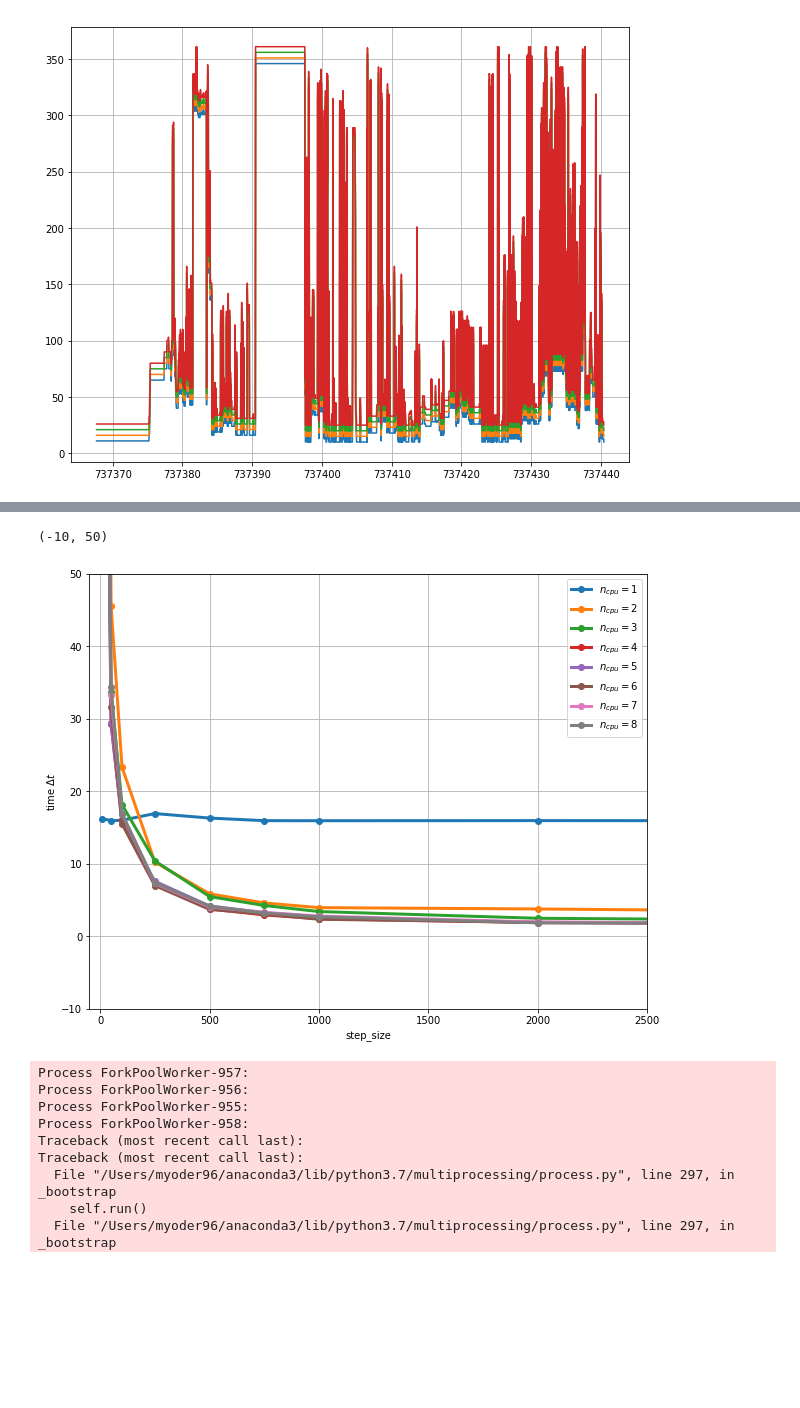
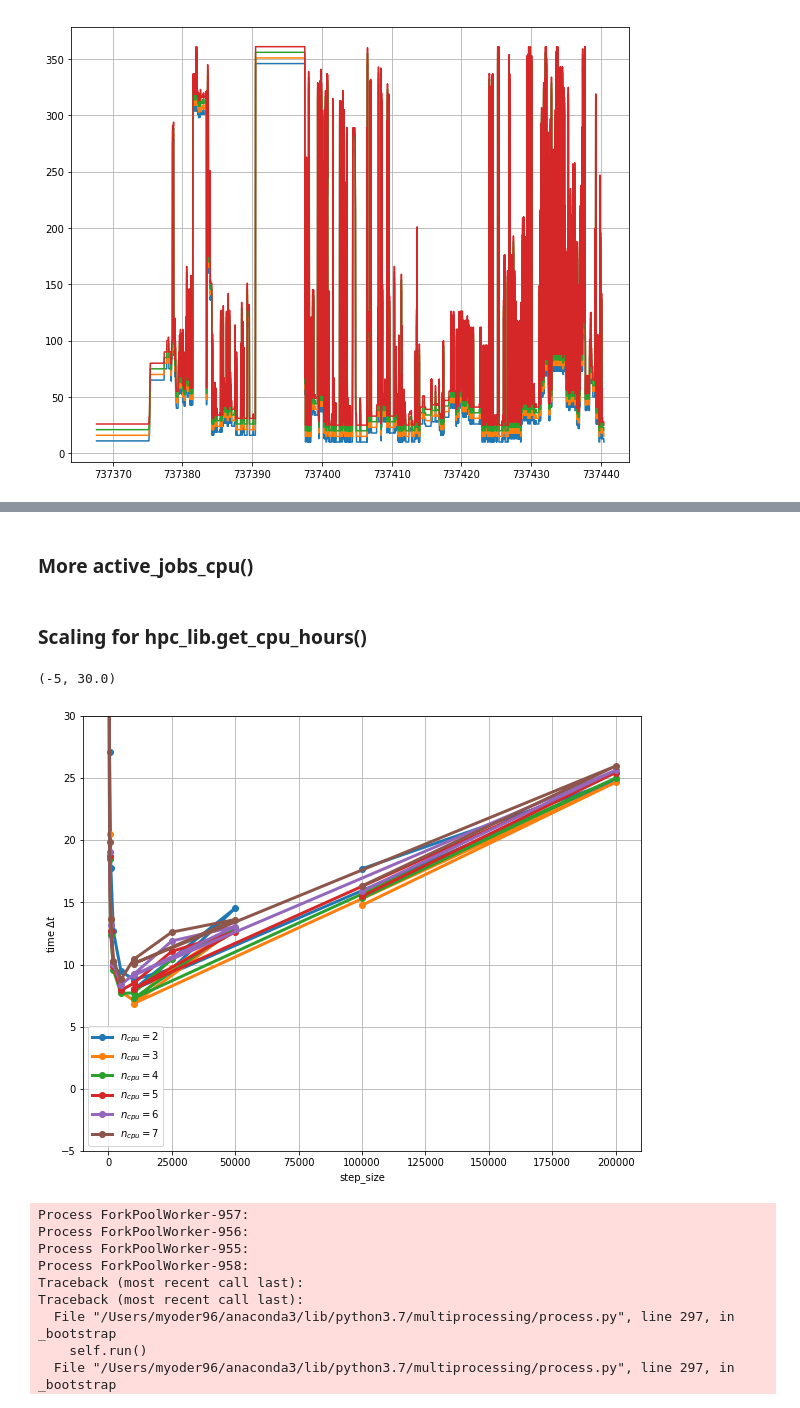
Before and after one commit to jeffersonscientific/HPC_analytics, a Jupyter notebook: parallel_dev.ipynb, the cells around one changed output, grey strips where cells are left out. Drawn from its saved outputs; the diff is of its cells as text; code cells hidden in the pictures; blank space fills up the shorter version.

```diff
--- a/parallel_dev.ipynb
+++ b/parallel_dev.ipynb
@@ -46,0 +127,4 @@ print('*** h5_filename: {}'.format(h5_filename))
+# %%
+%%timeit
+with open(data_file_name, 'r') as fin:
+    #xx = fin.readlines()
@@ -192,7 +306,7 @@ for n in range(2,6):
 ** time[5]: 1.2570841312408447
 [figure]
 # %%
-Ns = [10,  100, 500, 1000, 2000, 5000, 10000, 25000, 50000, 10000, 200000]
+Ns = [10,  100, 500, 1000, 2000, 5000, 10000, 25000, 50000, 10000, 200000, 100000]
 dts = numpy.zeros((6, len(Ns) ) )
 #
 t1 = time.time()
@@ -201,7 +315,7 @@ zz = hpc_lib.active_jobs_cpu(jobs_summary=sacct_obj.jobs_summary, n_cpu=1,
 print('*** SPP: ', time.time()-t1)
 #
 for j,n_cpu in enumerate(numpy.arange(2,8)):
-    print('** ncpu: {}'.format(ncpu))
+    print('** ncpu: {}'.format(n_cpu))
     for k,n_chunk in enumerate(Ns):
         t1 = time.time()
         zz = hpc_lib.active_jobs_cpu(jobs_summary=sacct_obj.jobs_summary, n_cpu=n_cpu,
@@ -210,6 +324,7 @@ for j,n_cpu in enumerate(numpy.arange(2,8)):
         dts[j,k] = time.time() - t1
     #
 #
+
 #
 plt.figure(figsize=(10,8))
 ax1 = plt.gca()
@@ -217,8 +332,12 @@ ax1.grid()
 ax1.set_xlabel('step_size')
 ax1.set_ylabel('time $\Delta t$')
 #
-for k, (rw, n) in enumerate(zip(dts, numpy.arange(1,9))):
+for k, (rw, n) in enumerate(zip(dts, numpy.arange(2,8))):
     ax1.plot(Ns, rw, ls='-', marker='o', lw=3, label='$n_{{cpu}} = {}$'.format(n))
     #
 #
 ax1.legend(loc=0)
+ax1.set_yscale('linear')
+ax1.set_xscale('linear')
+ax1.set_xlim(-100, 25000)
+ax1.set_ylim(-5, 20.)
@@ -225,3 +347,5 @@ ax1.legend(loc=0)
+# %% [markdown]
+### More active_jobs_cpu()
 # %%
 #
 Ns = [10, 100, 250, 500, 750, 1000, 2000, 5000]
@@ -240,22 +380,42 @@ for j,ncpu in enumerate(numpy.arange(1,9)):
+# %% [markdown]
+### Scaling for hpc_lib.get_cpu_hours()
+# %%
+Ns = [10,  100, 500, 1000, 2000, 5000, 10000, 25000, 50000, 100000, 200000]
+dts = numpy.zeros((6, len(Ns) ) )
+#
+t1 = time.time()
+zz = hpc_lib.get_cpu_hours(n_cpu=1, jobs_summary=sacct_obj.jobs_summary, step_size=1000)
+print('*** SPP: ', time.time()-t1)
+#
+for j,n_cpu in enumerate(numpy.arange(2,8)):
+    print('** ncpu: {}'.format(n_cpu))
+    for k,n_chunk in enumerate(Ns):
+        t1 = time.time()
+        zz = hpc_lib.get_cpu_hours(n_cpu=n_cpu, jobs_summary=sacct_obj.jobs_summary, step_size=n_chunk)
+        #
+        dts[j,k] = time.time() - t1
+    #
+#
 # %%
 #
 plt.figure(figsize=(10,8))
 ax1 = plt.gca()
 ax1.grid()
 ax1.set_xlabel('step_size')
 ax1.set_ylabel('time $\Delta t$')
 #
-for k, (rw, n) in enumerate(zip(dts_ajc, numpy.arange(1,9))):
+for k, (rw, n) in enumerate(zip(dts, numpy.arange(2,8))):
     ax1.plot(Ns, rw, ls='-', marker='o', lw=3, label='$n_{{cpu}} = {}$'.format(n))
     #
 #
 ax1.legend(loc=0)
-
-ax1.set_xlim(-50, 2500)
-ax1.set_ylim(-10, 50)
+ax1.set_yscale('linear')
+ax1.set_xscale('linear')
+# ax1.set_xlim(-100, 25000)
+ax1.set_ylim(-5, 30.)
 # %% [output]
-(-10, 50)
+(-5, 30.0)
-[figure, old version]
+[figure, new version]
 # %%
 weekly_hours = hpc_lib.get_cpu_hours(n_cpu=4, jobs_summary=sacct_obj.jobs_summary[0:100000])
 weekly_hours_1 = hpc_lib.get_cpu_hours(n_cpu=1, jobs_summary=sacct_obj.jobs_summary[0:100000])
```
Also changed, not shown: parts of 16 cells of this notebook, 1 other file.
